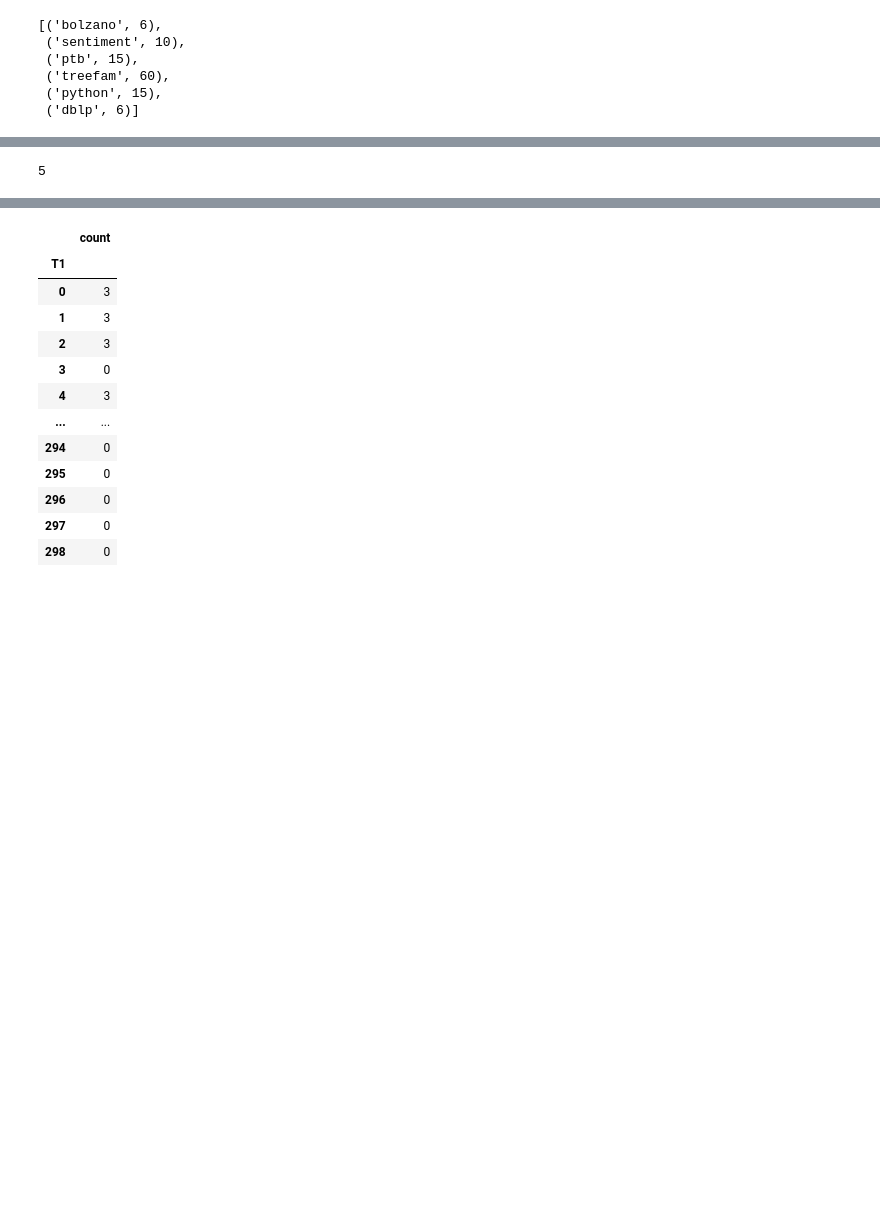
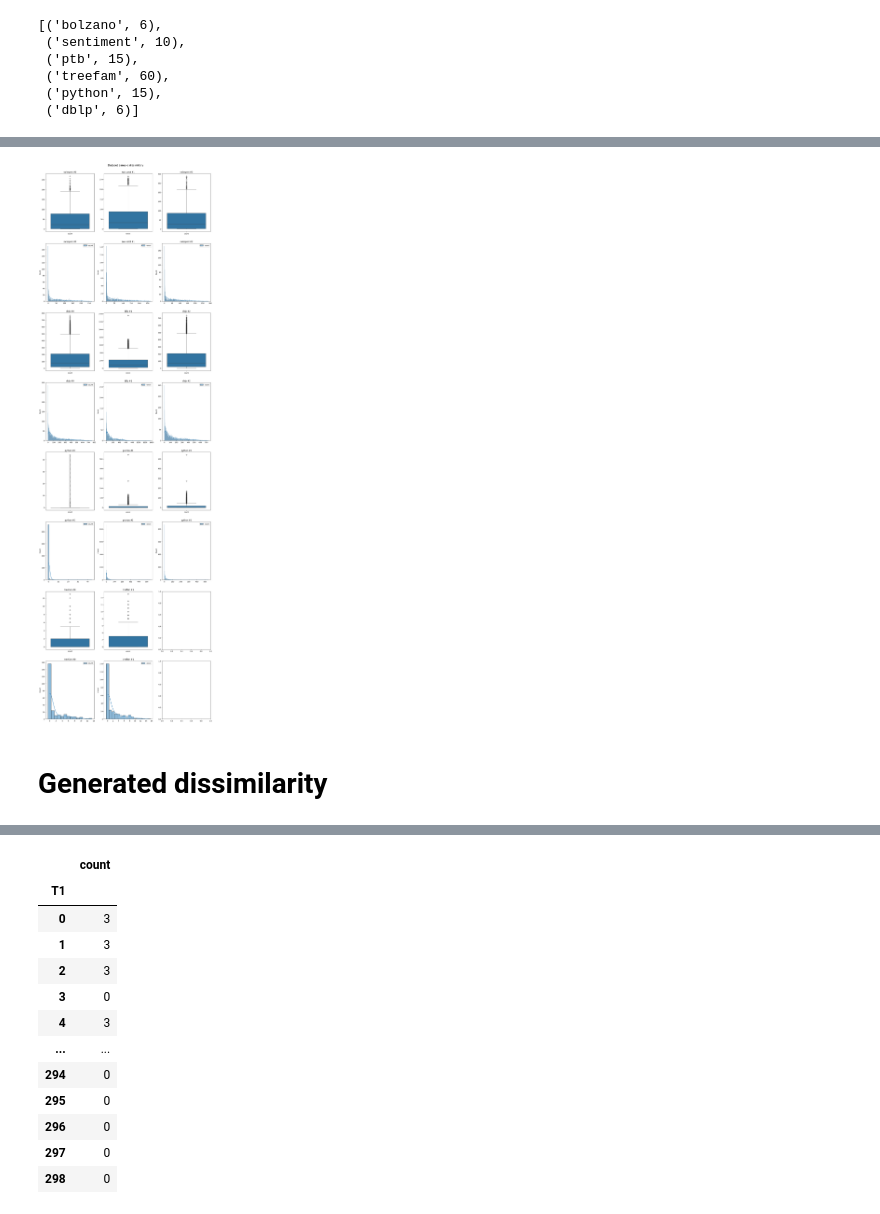
Before and after one commit to LukMRVC/tree-statistics, a Jupyter notebook: TED-viz.ipynb, the cells around one changed output, grey strips where cells are left out. Cells and saved outputs as stored; diff of their text form; code cells hidden in the pictures; blank space fills up the shorter version.

```diff
--- a/TED-viz.ipynb
+++ b/TED-viz.ipynb
@@ -1026,4 +1043,32 @@ for i, (ds, _) in enumerate(tested_values[:3]):
 # %%
-bxdata['count'].nunique()
+BASEPATH = 'resources/dissimilarity/sample'
+# tested_values = [('bolzano', 5)]
+
+fig, axes = plt.subplots(8, 3, figsize=(18, 54))
+
+for i, ds in enumerate(('swissprot', 'dblp', 'python', 'treefam')):
+    s = i * 2
+    max_results = 2 if ds == 'treefam' else 3
+    for j in range(max_results):
+        vfilename = join(BASEPATH, ds, str(j), 'verified.txt')
+        with open(vfilename) as f:
+            actual = [l for l in f if ',' in l]
+        df = pd.read_csv(StringIO(''.join(actual)), names=['T1', 'T2'])
+        df = df.sort_values(by=['T1', 'T2'])
+        # Filter rows where T1 != T2 and count T1
+        filtered_counts = df[df['T1'] != df['T2']]['T1'].value_counts()
+        # First count all occurrences of T1
+        total_counts = df['T1'].value_counts()
+        bxdata = filtered_counts.reindex(total_counts.index, fill_value=0).reset_index().sort_values(by=['T1']).set_index('T1')
+        bp = sns.boxplot(bxdata, ax=axes[s][j])
+        bp.set_title(ds + f' #{j}')
+        bxdata.head()
+        hp = sns.histplot(bxdata, ax=axes[s + 1][j], discrete=True, kde=True)
+        # hp.set_xticks(range(bxdata['count'].nunique() + 4))
+        hp.set_title(ds + f' #{j}')
+fig.suptitle('Dataset sample dissimilary', fontsize=16)
+fig.subplots_adjust(top=0.965)
 # %% [output]
-5
+[figure, added]
+# %% [markdown]
+# Generated dissimilarity
```
Also changed, not shown: parts of 12 cells of this notebook.
